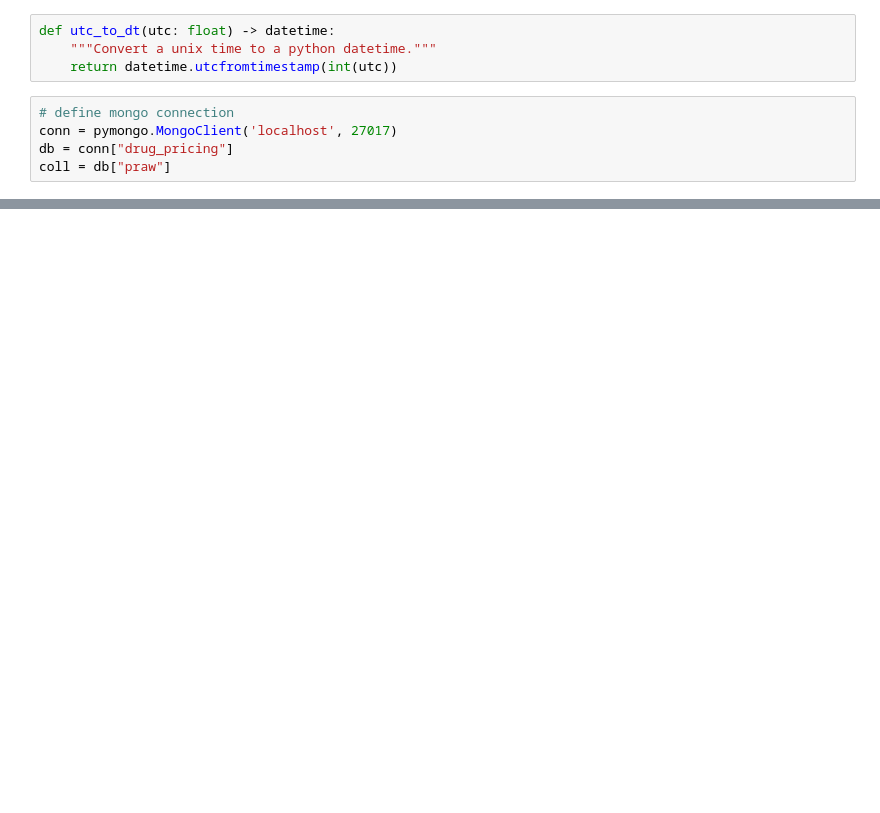
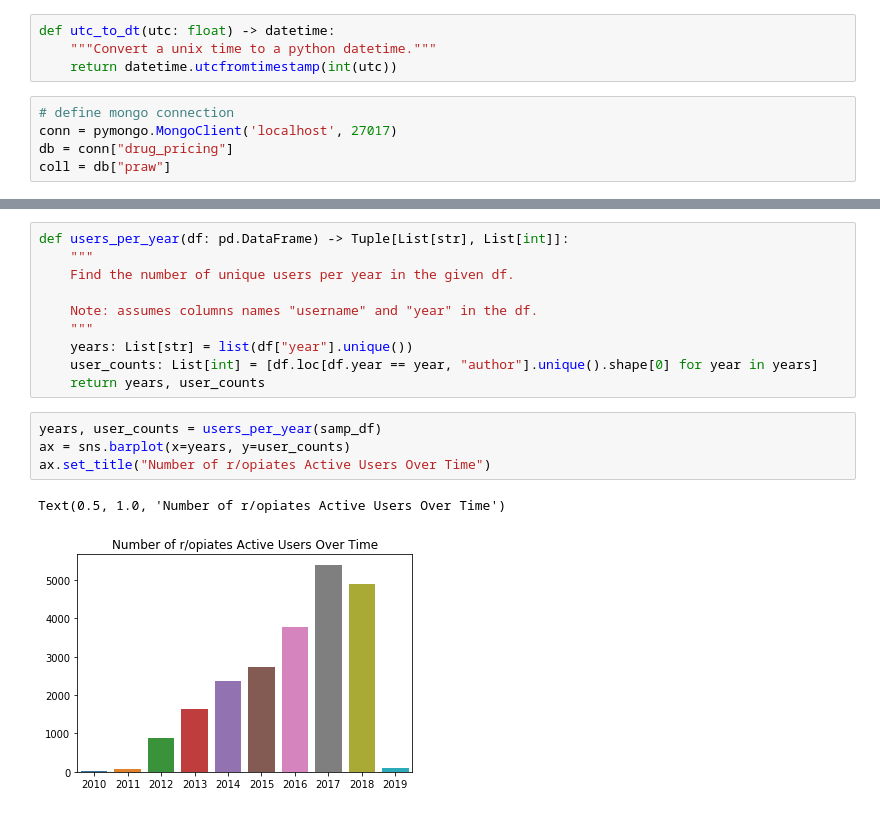
Before and after one commit to akilby/drug_pricing, a Jupyter notebook: notebooks/explore.ipynb, the cells around one changed output, grey strips where cells are left out. Drawn from its saved outputs; the diff is of its cells as text; blank space fills up the shorter version.

```diff
--- a/notebooks/explore.ipynb
+++ b/notebooks/explore.ipynb
@@ -23,0 +40,17 @@ str(utc_to_dt(1271701857))
+# %%
+def users_per_year(df: pd.DataFrame) -> Tuple[List[str], List[int]]:
+    """
+    Find the number of unique users per year in the given df.
+
+    Note: assumes columns names "username" and "year" in the df.
+    """
+    years: List[str] = list(df["year"].unique())
+    user_counts: List[int] = [df.loc[df.year == year, "author"].unique().shape[0] for year in years]
+    return years, user_counts
+# %%
+years, user_counts = users_per_year(samp_df)
+ax = sns.barplot(x=years, y=user_counts)
+ax.set_title("Number of r/opiates Active Users Over Time")
+# %% [output]
+Text(0.5, 1.0, 'Number of r/opiates Active Users Over Time')
+[figure, added]
```
Also changed, not shown: parts of 20 cells of this notebook, 5 other files.
